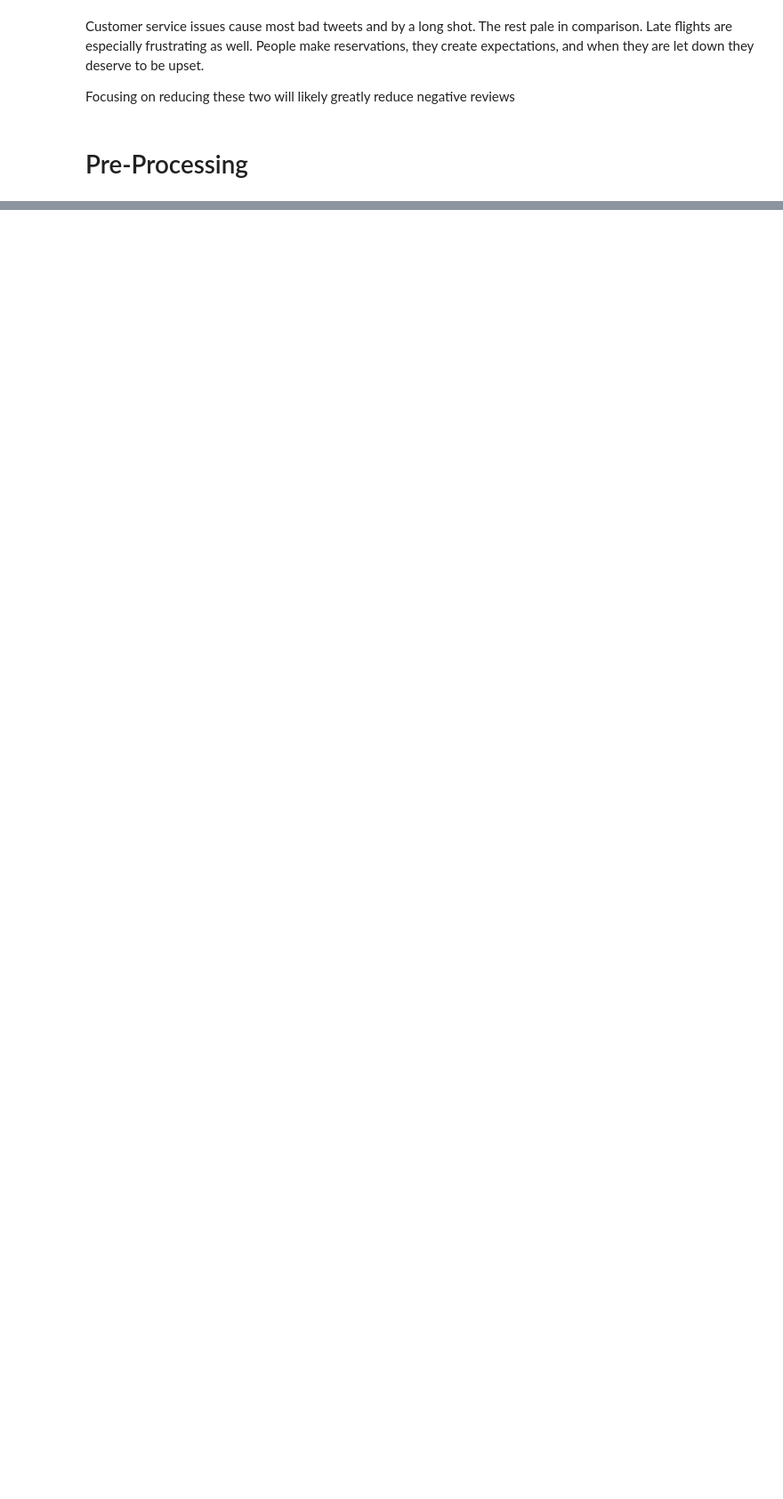
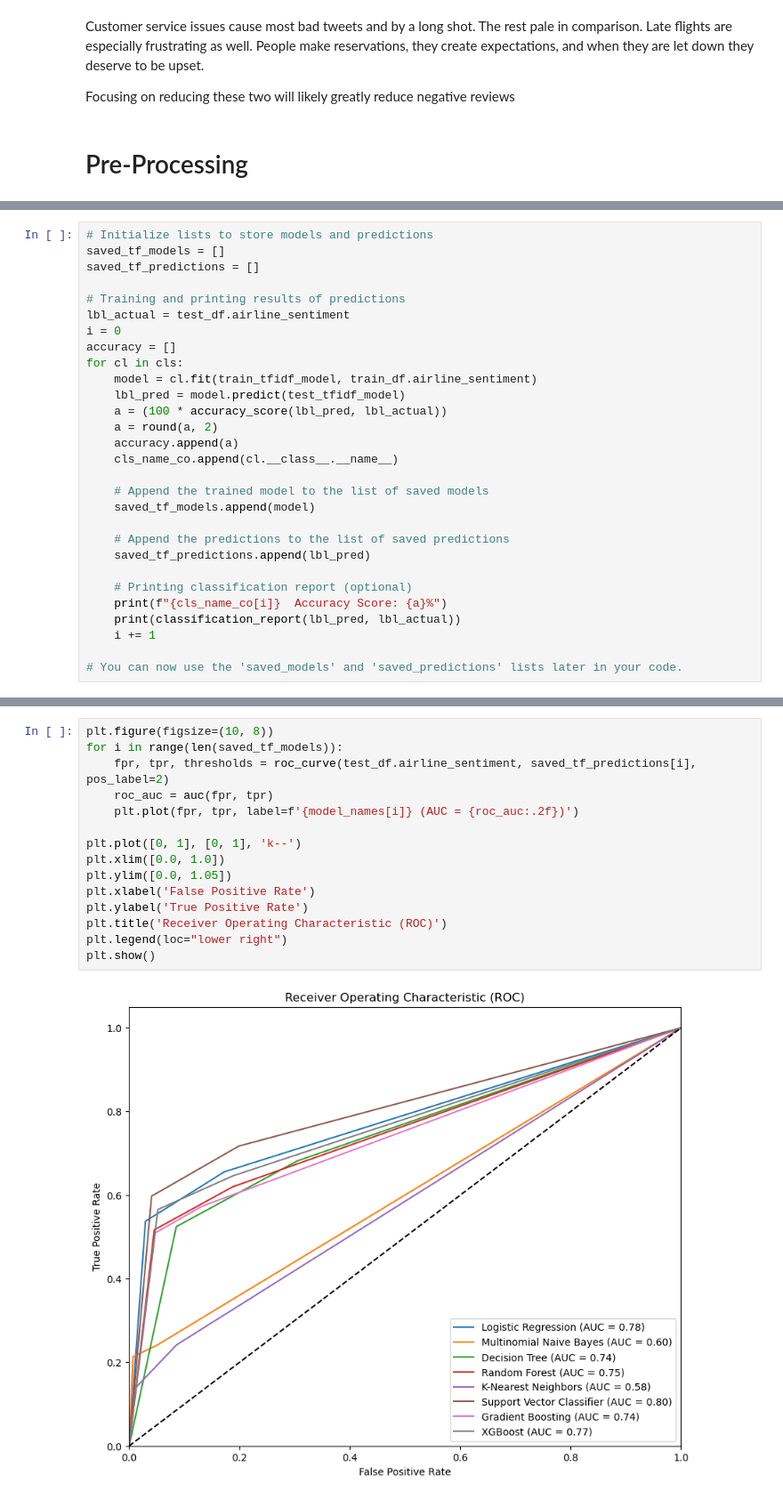
Before and after one commit to fndou05/Airline-User-Sentiment-Analysis, a Jupyter notebook: code/Airline Sentiment Analysis.ipynb, the cells around one changed output, grey strips where cells are left out. Shown at 89% size. Cells and saved outputs as stored; diff of their text form; blank space fills up the shorter version.

Commit message:
Baseline models

```diff
--- a/code/Airline Sentiment Analysis.ipynb
+++ b/code/Airline Sentiment Analysis.ipynb
@@ -362,0 +549,29 @@ Focusing on reducing these two will likely greatly reduce negative reviews
+# %%
+# Initialize lists to store models and predictions
+saved_tf_models = []
+saved_tf_predictions = []
+
+# Training and printing results of predictions
+lbl_actual = test_df.airline_sentiment
+i = 0
+accuracy = []
+for cl in cls:
+    model = cl.fit(train_tfidf_model, train_df.airline_sentiment)
+    lbl_pred = model.predict(test_tfidf_model)
+    a = (100 * accuracy_score(lbl_pred, lbl_actual))
+    a = round(a, 2)
+    accuracy.append(a)
+    cls_name_co.append(cl.__class__.__name__)
+
+    # Append the trained model to the list of saved models
+    saved_tf_models.append(model)
+
+    # Append the predictions to the list of saved predictions
+    saved_tf_predictions.append(lbl_pred)
+
+    # Printing classification report (optional)
+    print(f"{cls_name_co[i]}  Accuracy Score: {a}%")
+    print(classification_report(lbl_pred, lbl_actual))
+    i += 1
+
+# You can now use the 'saved_models' and 'saved_predictions' lists later in your code.
@@ -362,0 +639,17 @@ Focusing on reducing these two will likely greatly reduce negative reviews
+# %%
+plt.figure(figsize=(10, 8))
+for i in range(len(saved_tf_models)):
+    fpr, tpr, thresholds = roc_curve(test_df.airline_sentiment, saved_tf_predictions[i], pos_label=2)
+    roc_auc = auc(fpr, tpr)
+    plt.plot(fpr, tpr, label=f'{model_names[i]} (AUC = {roc_auc:.2f})')
+
+plt.plot([0, 1], [0, 1], 'k--')
+plt.xlim([0.0, 1.0])
+plt.ylim([0.0, 1.05])
+plt.xlabel('False Positive Rate')
+plt.ylabel('True Positive Rate')
+plt.title('Receiver Operating Characteristic (ROC)')
+plt.legend(loc="lower right")
+plt.show()
+# %% [output]
+[figure, added]
```
Also changed, not shown: parts of 23 cells of this notebook.
